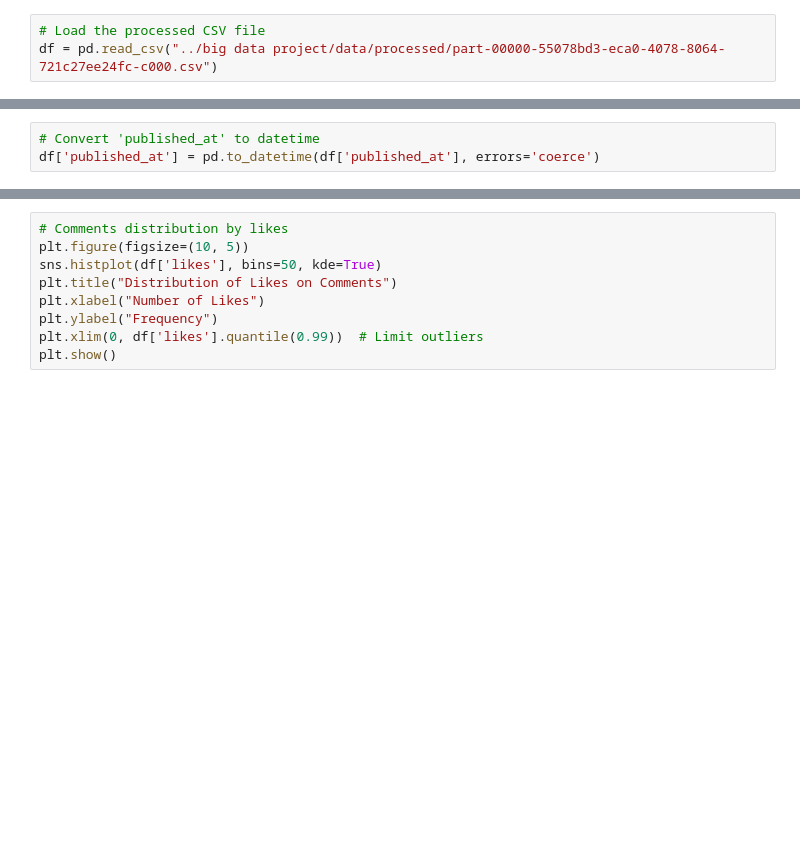
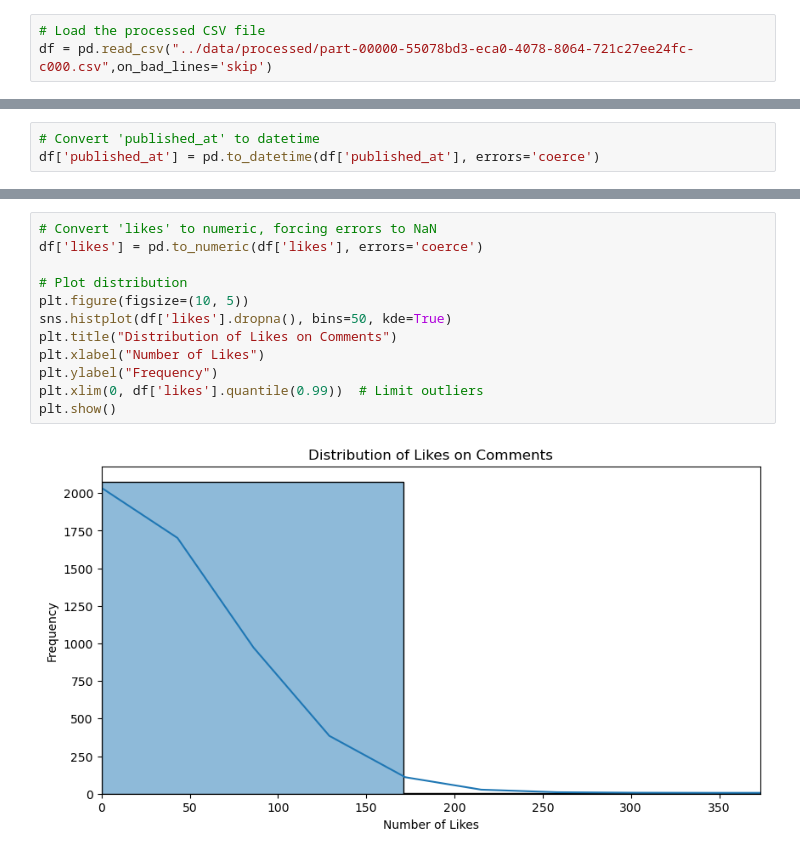
Before and after one commit to GayangaBandara/big_data_project, a Jupyter notebook: analysis/eda.ipynb, the cells around one changed output, grey strips where cells are left out. Drawn from its saved outputs; the diff is of its cells as text; blank space fills up the shorter version.

```diff
--- a/analysis/eda.ipynb
+++ b/analysis/eda.ipynb
@@ -4,7 +4,7 @@ import matplotlib.pyplot as plt
 import seaborn as sns
 # %%
 # Load the processed CSV file
-df = pd.read_csv("../big data project/data/processed/part-00000-55078bd3-eca0-4078-8064-721c27ee24fc-c000.csv")
+df = pd.read_csv("../data/processed/part-00000-55078bd3-eca0-4078-8064-721c27ee24fc-c000.csv",on_bad_lines='skip')
 # %%
 # Display basic info
 print("Basic Information:")
@@ -26,12 +70,17 @@ print(most_liked[['author', 'comment', 'likes']])
 # %%
-# Comments distribution by likes
+# Convert 'likes' to numeric, forcing errors to NaN
+df['likes'] = pd.to_numeric(df['likes'], errors='coerce')
+
+# Plot distribution
 plt.figure(figsize=(10, 5))
-sns.histplot(df['likes'], bins=50, kde=True)
+sns.histplot(df['likes'].dropna(), bins=50, kde=True)
 plt.title("Distribution of Likes on Comments")
 plt.xlabel("Number of Likes")
 plt.ylabel("Frequency")
 plt.xlim(0, df['likes'].quantile(0.99))  # Limit outliers
 plt.show()
+# %% [output]
+[figure, added]
 # %%
 # Comments over time
 plt.figure(figsize=(12, 5))
```
Also changed, not shown: parts of 6 cells of this notebook.
